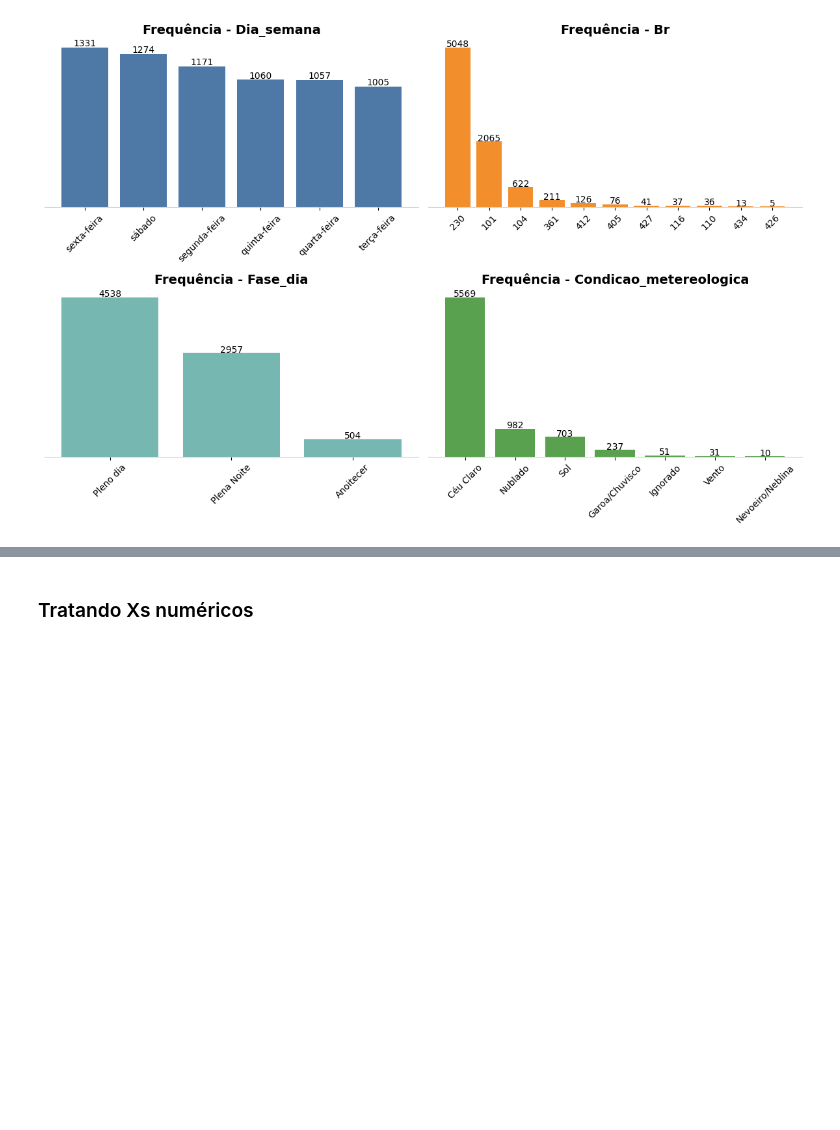
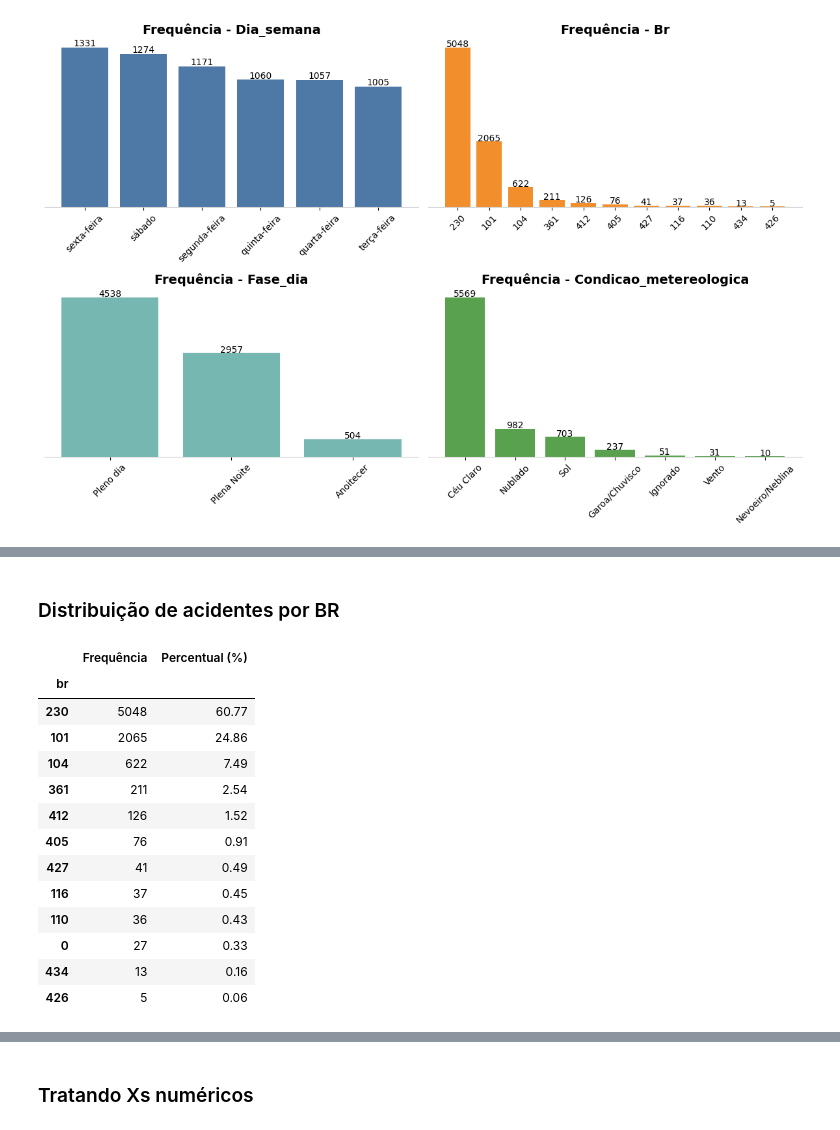
Before and after one commit to gabrielbpontes/POFAT-PB, a Jupyter notebook: modelo_de_previsao.ipynb, the cells around one changed output, grey strips where cells are left out. Cells and saved outputs as stored; diff of their text form; code cells hidden in the pictures; blank space fills up the shorter version.

```diff
--- a/modelo_de_previsao.ipynb
+++ b/modelo_de_previsao.ipynb
@@ -122,0 +142,22 @@ plt.show()
+# %% [markdown]
+### Distribuição de acidentes por BR
+# %%
+tabela_br = df['br'].value_counts().to_frame(name='Frequência')
+tabela_br['Percentual (%)'] = (tabela_br['Frequência'] / tabela_br['Frequência'].sum() * 100).round(2)
+
+tabela_br
+# %% [output]
+|  | Frequência | Percentual (%) |
+| br |  |  |
+| 230 | 5048 | 60.77 |
+| 101 | 2065 | 24.86 |
+| 104 | 622 | 7.49 |
+| 361 | 211 | 2.54 |
+| 412 | 126 | 1.52 |
+| 405 | 76 | 0.91 |
+| 427 | 41 | 0.49 |
+| 116 | 37 | 0.45 |
+| 110 | 36 | 0.43 |
+| 0 | 27 | 0.33 |
+| 434 | 13 | 0.16 |
+| 426 | 5 | 0.06 |
```
Also changed, not shown: parts of 9 cells of this notebook.
